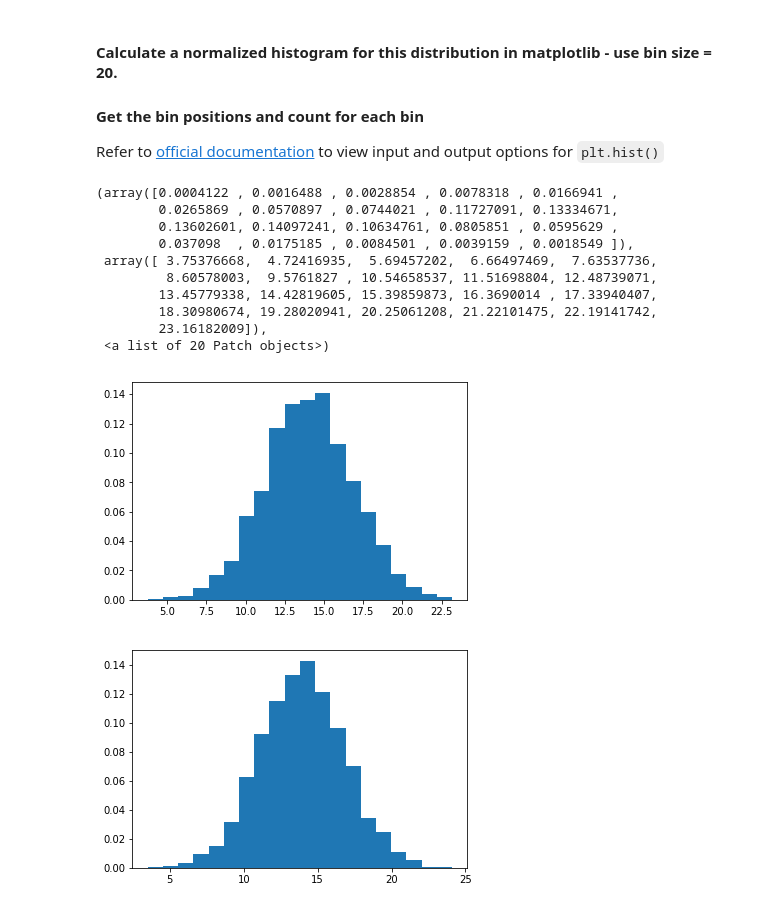
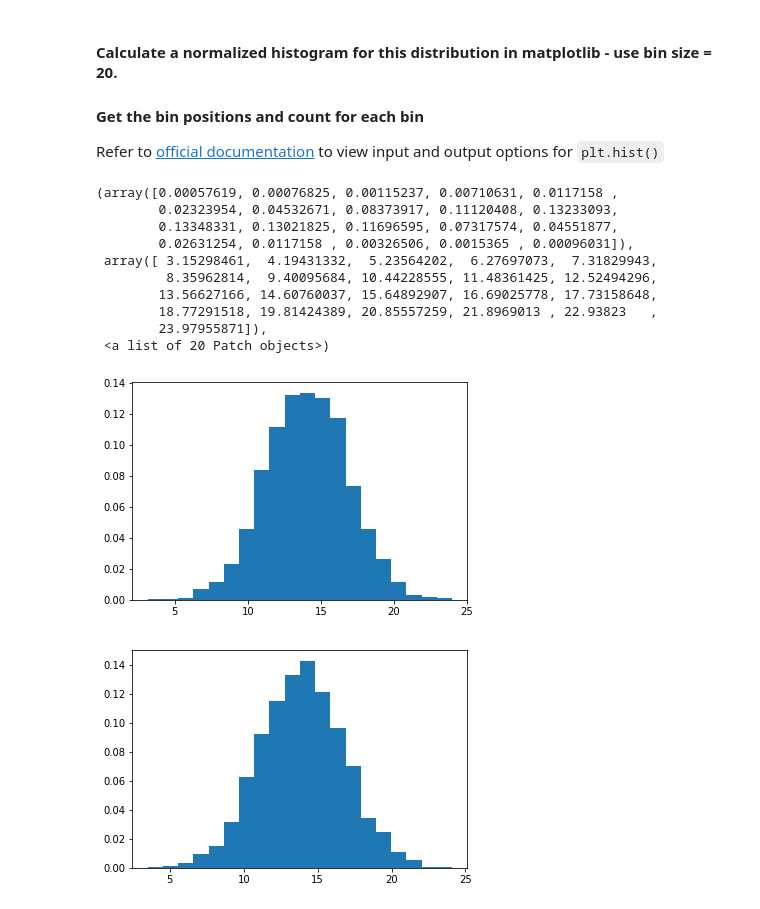
Before and after one commit to lasoya/dsc-1-09-13-normal-gaussian-distributions-lab-nyc-ds-career-031119, a Jupyter notebook: index.ipynb, the cells around one changed output. Cells and saved outputs as stored; diff of their text form; code cells hidden in the pictures.

```diff
--- a/index.ipynb
+++ b/index.ipynb
@@ -33,19 +34,19 @@ NameError: name 'np' is not defined
 
 Refer to [official documentation](https://matplotlib.org/api/_as_gen/matplotlib.pyplot.hist.html) to view input and output options for `plt.hist()`
 # %%
-plt.hist(x, bins=20, density=True)
+plt.hist(x_list, bins=20, density=True)
 # %% [output]
-(array([0.0004122 , 0.0016488 , 0.0028854 , 0.0078318 , 0.0166941 ,
-        0.0265869 , 0.0570897 , 0.0744021 , 0.11727091, 0.13334671,
-        0.13602601, 0.14097241, 0.10634761, 0.0805851 , 0.0595629 ,
-        0.037098  , 0.0175185 , 0.0084501 , 0.0039159 , 0.0018549 ]),
- array([ 3.75376668,  4.72416935,  5.69457202,  6.66497469,  7.63537736,
-         8.60578003,  9.5761827 , 10.54658537, 11.51698804, 12.48739071,
-        13.45779338, 14.42819605, 15.39859873, 16.3690014 , 17.33940407,
-        18.30980674, 19.28020941, 20.25061208, 21.22101475, 22.19141742,
-        23.16182009]),
+(array([0.00057619, 0.00076825, 0.00115237, 0.00710631, 0.0117158 ,
+        0.02323954, 0.04532671, 0.08373917, 0.11120408, 0.13233093,
+        0.13348331, 0.13021825, 0.11696595, 0.07317574, 0.04551877,
+        0.02631254, 0.0117158 , 0.00326506, 0.0015365 , 0.00096031]),
+ array([ 3.15298461,  4.19431332,  5.23564202,  6.27697073,  7.31829943,
+         8.35962814,  9.40095684, 10.44228555, 11.48361425, 12.52494296,
+        13.56627166, 14.60760037, 15.64892907, 16.69025778, 17.73158648,
+        18.77291518, 19.81424389, 20.85557259, 21.8969013 , 22.93823   ,
+        23.97955871]),
  <a list of 20 Patch objects>)
-[figure, old version]
+[figure, new version]
 # %%
 # Calculate a histogram for above data distribution
 # %% [output]
```
Also changed, not shown: parts of 1 cell of this notebook.
